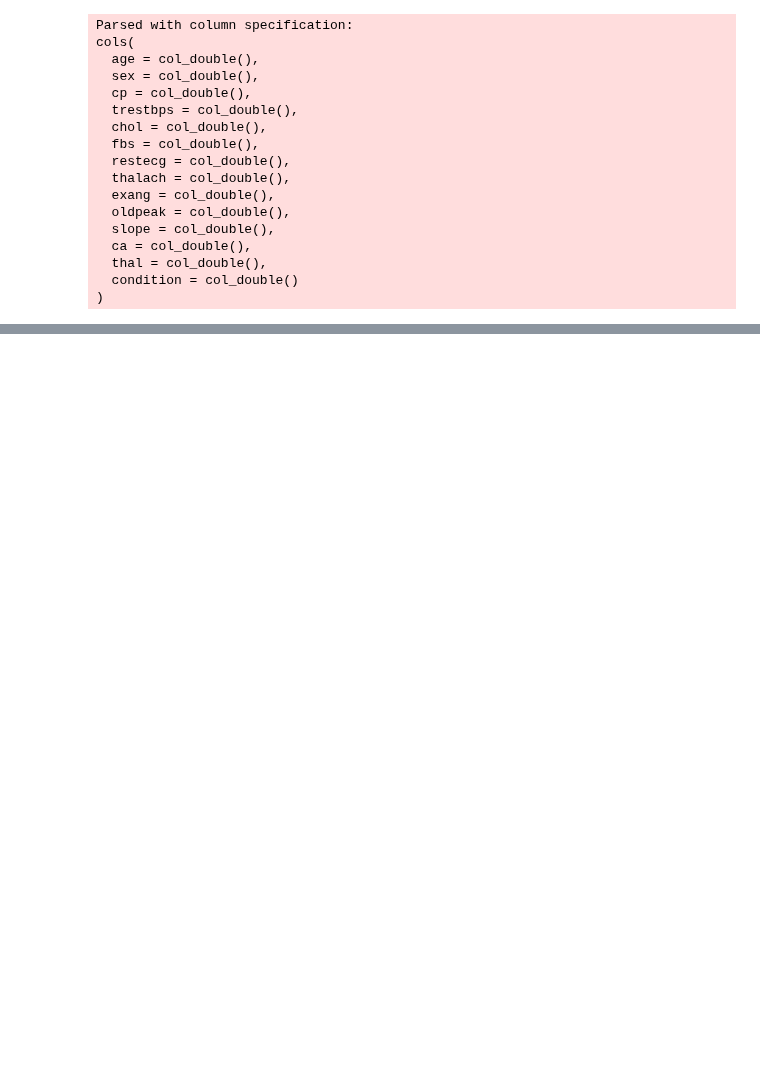
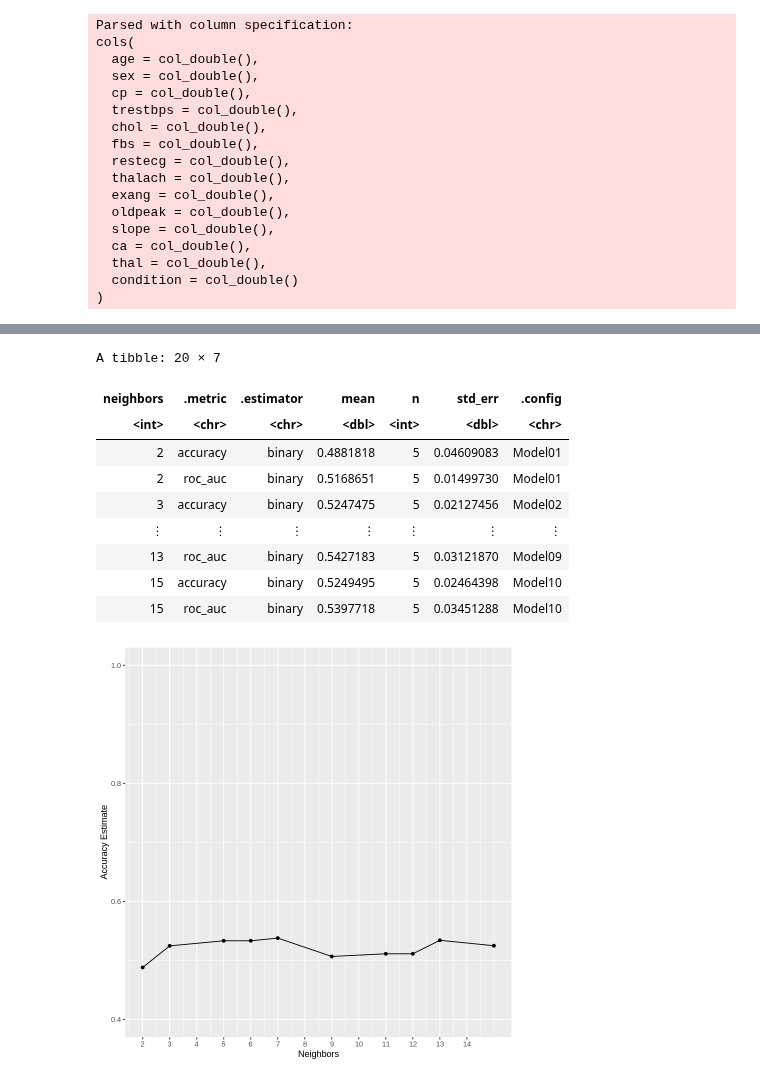
Before and after one commit to ssyl29/group_project, a Jupyter notebook: report.ipynb, the cells around one changed output, grey strips where cells are left out. Drawn from its saved outputs; the diff is of its cells as text; code cells hidden in the pictures; blank space fills up the shorter version.

```diff
--- a/report.ipynb
+++ b/report.ipynb
@@ -148,3 +125,49 @@ A tibble: 6 × 8
 [1] 85
 `summarise()` regrouping output by 'cp' (override with `.groups` argument)
 [figure]
+# %%
+set.seed(2000)
+heart_split <- initial_split(heart_data, prop = 0.75, strata = condition)
+heart_train <- training(heart_split)
+heart_test <- testing(heart_split)
+
+heart_vfold <- vfold_cv(heart_train, v = 5, strata = condition)
+
+heart_recipe <- recipe(condition ~ trestbps + chol, data = heart_train) %>%
+    step_scale(all_predictors()) %>%
+    step_center(all_predictors())
+
+knn_tune <- nearest_neighbor(weight_func = "rectangular",
+                             neighbors = tune()) %>%
+            set_engine("kknn") %>%
+            set_mode("classification")
+
+knn_results <- workflow() %>%
+       add_recipe(heart_recipe) %>%
+       add_model(knn_tune) %>%
+       tune_grid(resamples = heart_vfold, grid = 10) %>%
+       collect_metrics()
+knn_results
+
+accuracies <- knn_results %>%
+       filter(.metric == "accuracy")
+accuracy_versus_k <- ggplot(accuracies, aes(x = neighbors, y = mean))+
+       geom_point() +
+       geom_line() +
+       labs(x = "Neighbors", y = "Accuracy Estimate") +
+       scale_x_continuous(breaks = seq(0, 14, by = 1)) +  # adjusting the x-axis
+       scale_y_continuous(limits = c(0.4, 1.0)) # adjusting the y-axis
+
+accuracy_versus_k
+# %% [output]
+A tibble: 20 × 7
+| neighbors | .metric | .estimator | mean | n | std_err | .config |
+| <int> | <chr> | <chr> | <dbl> | <int> | <dbl> | <chr> |
+| 2 | accuracy | binary | 0.4881818 | 5 | 0.04609083 | Model01 |
+| 2 | roc_auc | binary | 0.5168651 | 5 | 0.01499730 | Model01 |
+| 3 | accuracy | binary | 0.5247475 | 5 | 0.02127456 | Model02 |
+| ⋮ | ⋮ | ⋮ | ⋮ | ⋮ | ⋮ | ⋮ |
+| 13 | roc_auc | binary | 0.5427183 | 5 | 0.03121870 | Model09 |
+| 15 | accuracy | binary | 0.5249495 | 5 | 0.02464398 | Model10 |
+| 15 | roc_auc | binary | 0.5397718 | 5 | 0.03451288 | Model10 |
+[figure, added]
```
Also changed, not shown: parts of 5 cells of this notebook.
